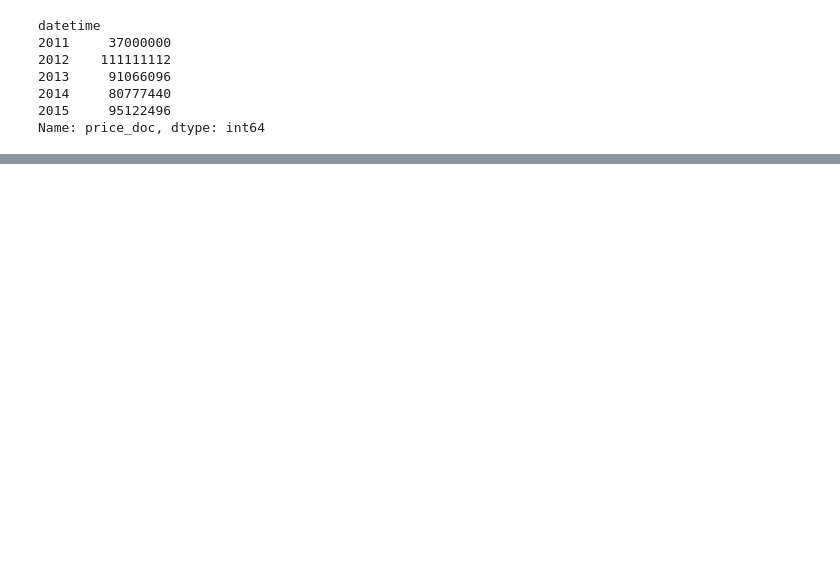
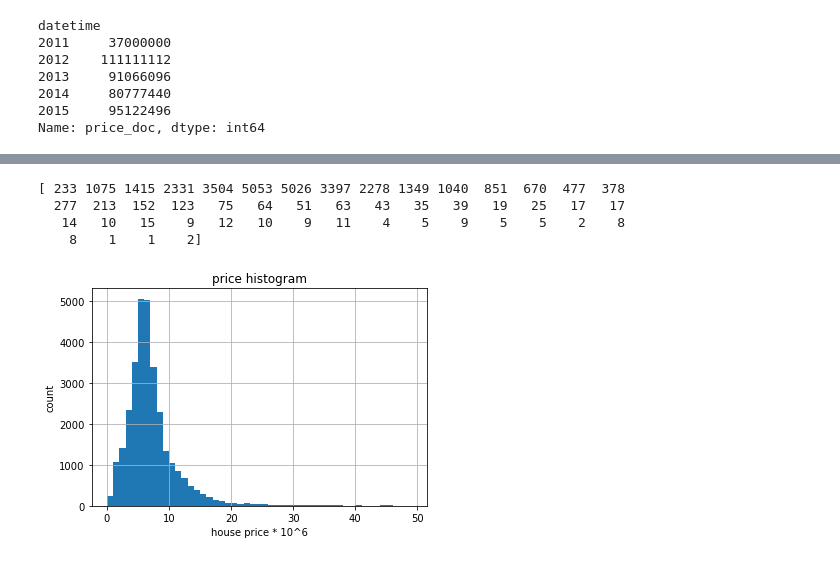
Before and after one commit to rTangled/saber, a Jupyter notebook: code/saber.ipynb, the cells around one changed output, grey strips where cells are left out. Drawn from its saved outputs; the diff is of its cells as text; code cells hidden in the pictures; blank space fills up the shorter version.

```diff
--- a/code/saber.ipynb
+++ b/code/saber.ipynb
@@ -81,0 +70,15 @@ Name: price_doc, dtype: int64
+# %%
+x = train['price_doc']/1000000
+count, division = np.histogram(x, bins = range(0,50,1) )
+x.hist(bins=division)
+print count
+plt.xlabel('house price * 10^6')
+plt.ylabel('count')
+plt.title('price histogram')
+plt.show()
+# %% [output]
+[ 233 1075 1415 2331 3504 5053 5026 3397 2278 1349 1040  851  670  477  378
+  277  213  152  123   75   64   51   63   43   35   39   19   25   17   17
+   14   10   15    9   12   10    9   11    4    5    9    5    5    2    8
+    8    1    1    2]
+[figure, added]
```
Also changed, not shown: parts of 5 cells of this notebook.
